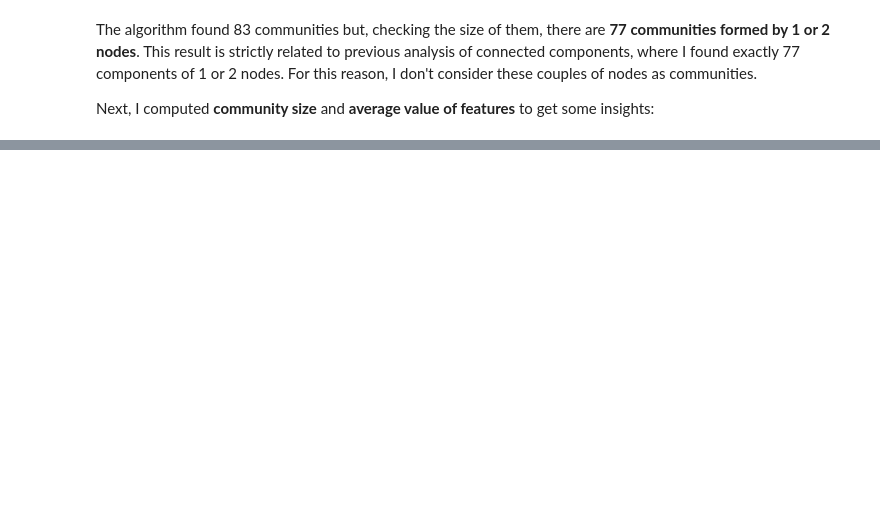
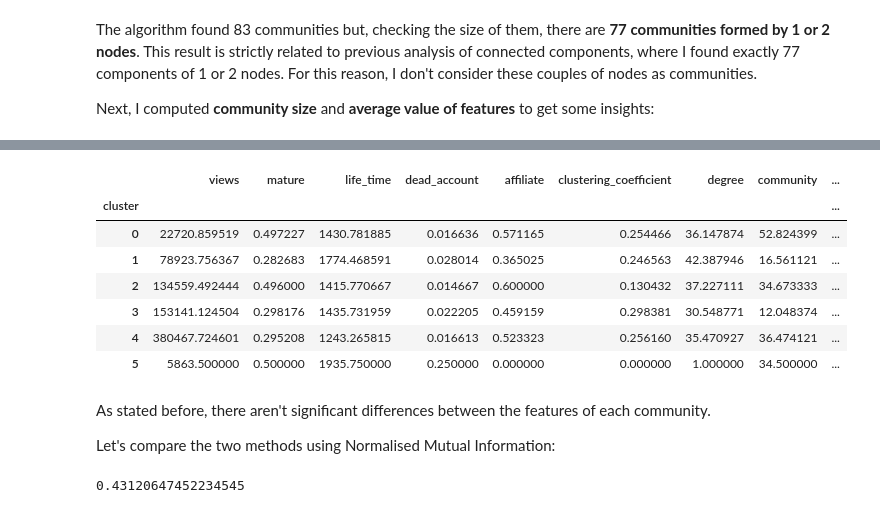
Before and after one commit to lorispalmarin/twitchFRA_network, a Jupyter notebook: main.ipynb, the cells around one changed output, grey strips where cells are left out. Drawn from its saved outputs; the diff is of its cells as text; code cells hidden in the pictures; blank space fills up the shorter version.

```diff
--- a/main.ipynb
+++ b/main.ipynb
@@ -753,0 +608,8 @@ These findings suggest a mix of central, influential communities and smaller, pe
+# %%
+# Generate Node2Vec embeddings
+node2vec = Node2Vec(G, dimensions=64, walk_length=30, num_walks=200, p=1, q=1, workers=4)
+model = node2vec.fit(window=10, min_count=1, batch_words=4)
+
+# Assign embeddings
+nodes_list = list(G.nodes())
+data_points = [model.wv[str(e)] for e in nodes_list]
@@ -783,0 +639,54 @@ nx.write_graphml(G, "twitch_network_louvain.graphml")
+# %%
+# Extract features
+node_data = []
+for node, data in G.nodes(data=True):
+    attributes = data.copy()
+    attributes['node_id'] = node
+    attributes['cluster'] = data.get('cluster', -1)
+    node_data.append(attributes)
+
+node_df = pd.DataFrame(node_data)
+
+# Compute mean of numerical features
+numeric_columns = node_df.select_dtypes(include='number')
+cluster_means = numeric_columns.groupby(node_df['cluster']).mean()
+
+# Drop node_id
+cluster_means = cluster_means.drop(columns=['node_id'])
+
+cluster_means
+# %% [output]
+|  | views | mature | life_time | dead_account | affiliate | clustering_coefficient | degree | community | ... |
+| cluster |  |  |  |  |  |  |  |  | ... |
+| 0 | 22720.859519 | 0.497227 | 1430.781885 | 0.016636 | 0.571165 | 0.254466 | 36.147874 | 52.824399 | ... |
+| 1 | 78923.756367 | 0.282683 | 1774.468591 | 0.028014 | 0.365025 | 0.246563 | 42.387946 | 16.561121 | ... |
+| 2 | 134559.492444 | 0.496000 | 1415.770667 | 0.014667 | 0.600000 | 0.130432 | 37.227111 | 34.673333 | ... |
+| 3 | 153141.124504 | 0.298176 | 1435.731959 | 0.022205 | 0.459159 | 0.298381 | 30.548771 | 12.048374 | ... |
+| 4 | 380467.724601 | 0.295208 | 1243.265815 | 0.016613 | 0.523323 | 0.256160 | 35.470927 | 36.474121 | ... |
+| 5 | 5863.500000 | 0.500000 | 1935.750000 | 0.250000 | 0.000000 | 0.000000 | 1.000000 | 34.500000 | ... |
+# %% [markdown]
+As stated before, there aren't significant differences between the features of each community.
+
+Let's compare the two methods using Normalised Mutual Information:
+# %%
+# Create a dictionary to compare Louvain and K-Means algorithms
+com4nodes = {n : {'lou': 0, 'clus':0 } for n in nodes_list}
+
+for i, nodes in enumerate(communities):
+    for node in nodes:
+        com4nodes[node]['lou'] = i
+
+for i, e in enumerate(nodes_list):
+    com4nodes[e]['clus'] = kmeans.labels_[i]
+
+v_louvain = np.zeros(len(nodes_list))
+v_clus = np.zeros(len(nodes_list))
+
+for i, e in enumerate(nodes_list):
+    v_louvain[i] = com4nodes[e]['lou']
+    v_clus[i] = com4nodes[e]['clus']
+
+# Compute NMIS
+normalized_mutual_info_score(v_louvain, v_clus)
+# %% [output]
+0.43120647452234545
```
Also changed, not shown: parts of 35 cells of this notebook, 6 other files.
